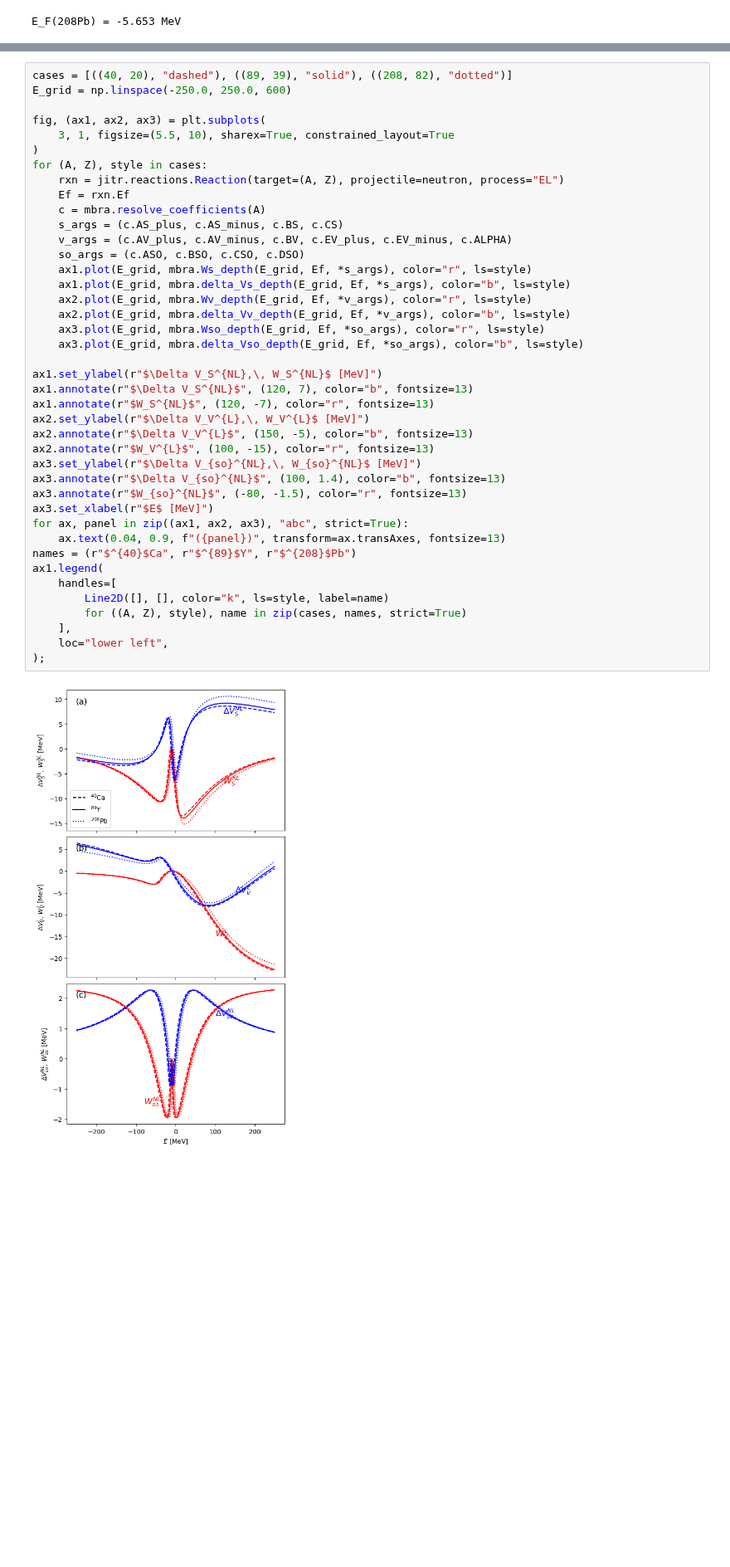
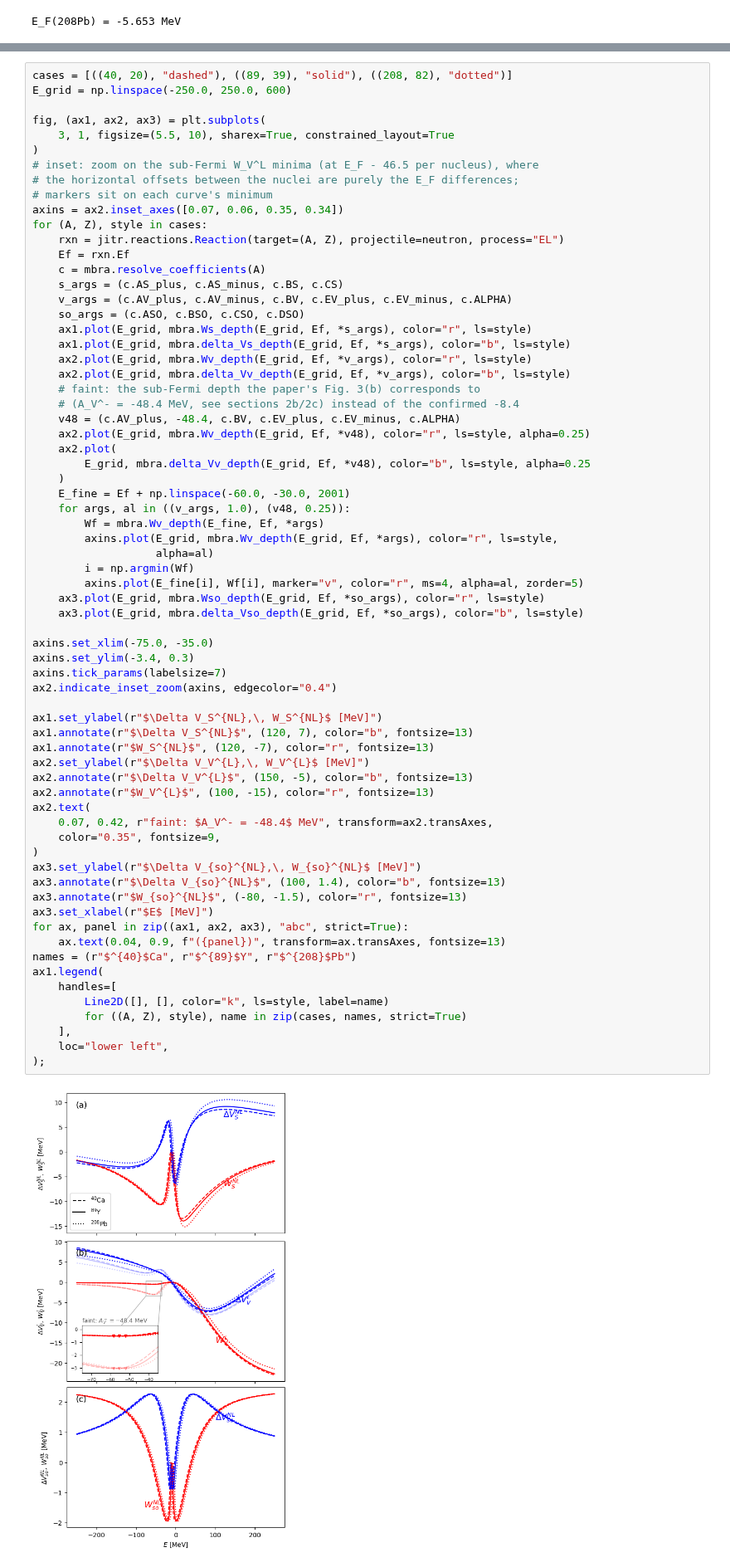
Before and after one commit to beykyle/jitr, a Jupyter notebook: examples/notebooks/nonlocal_dispersive_omp.ipynb, the cells around one changed output, grey strips where cells are left out. Shown at 83% size. Cells and saved outputs as stored; diff of their text form; blank space fills up the shorter version.

Commit message:
MBRA still in progress

```diff
--- a/examples/notebooks/nonlocal_dispersive_omp.ipynb
+++ b/examples/notebooks/nonlocal_dispersive_omp.ipynb
@@ -124,6 +131,10 @@ E_grid = np.linspace(-250.0, 250.0, 600)
 fig, (ax1, ax2, ax3) = plt.subplots(
     3, 1, figsize=(5.5, 10), sharex=True, constrained_layout=True
 )
+# inset: zoom on the sub-Fermi W_V^L minima (at E_F - 46.5 per nucleus), where
+# the horizontal offsets between the nuclei are purely the E_F differences;
+# markers sit on each curve's minimum
+axins = ax2.inset_axes([0.07, 0.06, 0.35, 0.34])
 for (A, Z), style in cases:
     rxn = jitr.reactions.Reaction(target=(A, Z), projectile=neutron, process="EL")
     Ef = rxn.Ef
@@ -132,31 +143,54 @@ for (A, Z), style in cases:
     v_args = (c.AV_plus, c.AV_minus, c.BV, c.EV_plus, c.EV_minus, c.ALPHA)
     so_args = (c.ASO, c.BSO, c.CSO, c.DSO)
     ax1.plot(E_grid, mbra.Ws_depth(E_grid, Ef, *s_args), color="r", ls=style)
     ax1.plot(E_grid, mbra.delta_Vs_depth(E_grid, Ef, *s_args), color="b", ls=style)
     ax2.plot(E_grid, mbra.Wv_depth(E_grid, Ef, *v_args), color="r", ls=style)
     ax2.plot(E_grid, mbra.delta_Vv_depth(E_grid, Ef, *v_args), color="b", ls=style)
+    # faint: the sub-Fermi depth the paper's Fig. 3(b) corresponds to
+    # (A_V^- = -48.4 MeV, see sections 2b/2c) instead of the confirmed -8.4
+    v48 = (c.AV_plus, -48.4, c.BV, c.EV_plus, c.EV_minus, c.ALPHA)
+    ax2.plot(E_grid, mbra.Wv_depth(E_grid, Ef, *v48), color="r", ls=style, alpha=0.25)
+    ax2.plot(
+        E_grid, mbra.delta_Vv_depth(E_grid, Ef, *v48), color="b", ls=style, alpha=0.25
+    )
+    E_fine = Ef + np.linspace(-60.0, -30.0, 2001)
+    for args, al in ((v_args, 1.0), (v48, 0.25)):
+        Wf = mbra.Wv_depth(E_fine, Ef, *args)
+        axins.plot(E_grid, mbra.Wv_depth(E_grid, Ef, *args), color="r", ls=style,
+                   alpha=al)
+        i = np.argmin(Wf)
+        axins.plot(E_fine[i], Wf[i], marker="v", color="r", ms=4, alpha=al, zorder=5)
     ax3.plot(E_grid, mbra.Wso_depth(E_grid, Ef, *so_args), color="r", ls=style)
     ax3.plot(E_grid, mbra.delta_Vso_depth(E_grid, Ef, *so_args), color="b", ls=style)
+
+axins.set_xlim(-75.0, -35.0)
+axins.set_ylim(-3.4, 0.3)
+axins.tick_params(labelsize=7)
+ax2.indicate_inset_zoom(axins, edgecolor="0.4")
 
 ax1.set_ylabel(r"$\Delta V_S^{NL},\, W_S^{NL}$ [MeV]")
 ax1.annotate(r"$\Delta V_S^{NL}$", (120, 7), color="b", fontsize=13)
 ax1.annotate(r"$W_S^{NL}$", (120, -7), color="r", fontsize=13)
 ax2.set_ylabel(r"$\Delta V_V^{L},\, W_V^{L}$ [MeV]")
 ax2.annotate(r"$\Delta V_V^{L}$", (150, -5), color="b", fontsize=13)
 ax2.annotate(r"$W_V^{L}$", (100, -15), color="r", fontsize=13)
+ax2.text(
+    0.07, 0.42, r"faint: $A_V^- = -48.4$ MeV", transform=ax2.transAxes,
+    color="0.35", fontsize=9,
+)
 ax3.set_ylabel(r"$\Delta V_{so}^{NL},\, W_{so}^{NL}$ [MeV]")
 ax3.annotate(r"$\Delta V_{so}^{NL}$", (100, 1.4), color="b", fontsize=13)
 ax3.annotate(r"$W_{so}^{NL}$", (-80, -1.5), color="r", fontsize=13)
 ax3.set_xlabel(r"$E$ [MeV]")
 for ax, panel in zip((ax1, ax2, ax3), "abc", strict=True):
     ax.text(0.04, 0.9, f"({panel})", transform=ax.transAxes, fontsize=13)
 names = (r"$^{40}$Ca", r"$^{89}$Y", r"$^{208}$Pb")
 ax1.legend(
     handles=[
         Line2D([], [], color="k", ls=style, label=name)
         for ((A, Z), style), name in zip(cases, names, strict=True)
     ],
     loc="lower left",
 );
 # %% [output]
-[figure, old version]
+[figure, new version]
```
Also changed, not shown: parts of 7 cells of this notebook, 4 other files.
